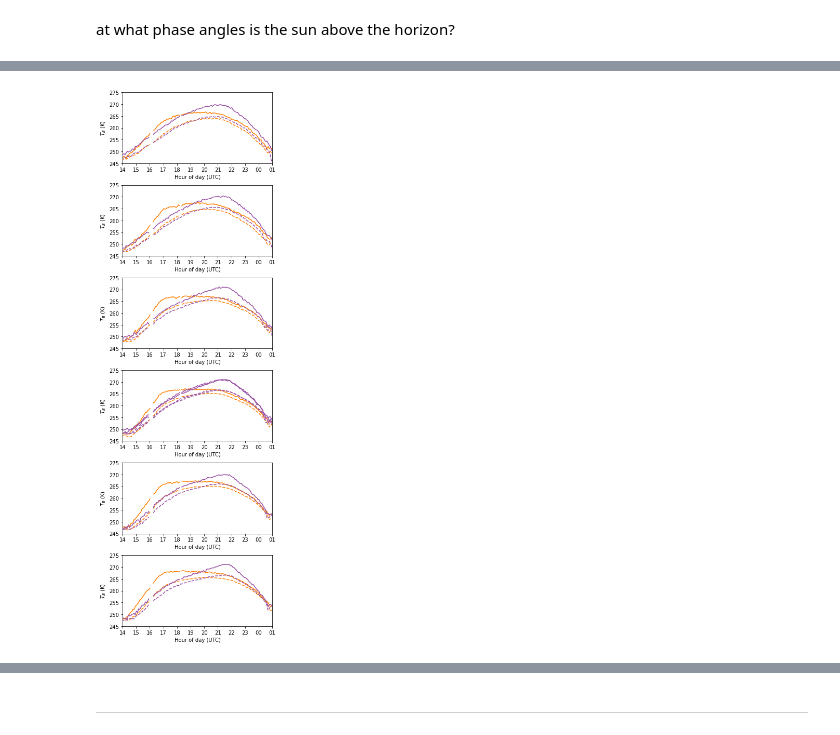
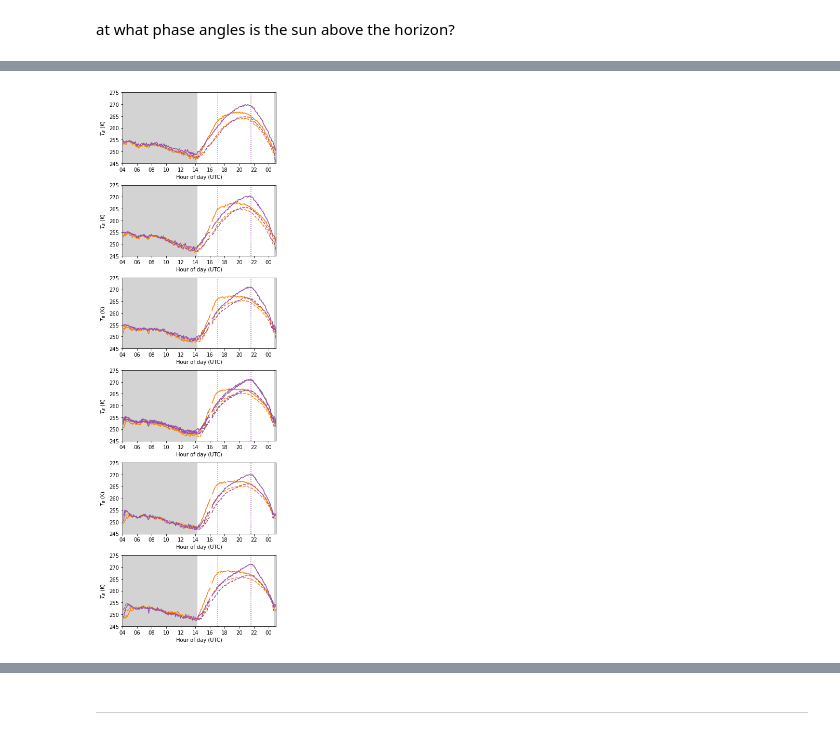
Before and after one commit to spestana/snowex2020, a Jupyter notebook: mwir.ipynb, the cells around one changed output, grey strips where cells are left out. Drawn from its saved outputs; the diff is of its cells as text; code cells hidden in the pictures.

Commit message:
Update mwir plots

```diff
--- a/mwir.ipynb
+++ b/mwir.ipynb
@@ -141,7 +146,17 @@ for df in df_list:
 # %% [markdown]
 at what phase angles is the sun above the horizon?
 # %%
-startdate, enddate = '2020-02-11 14', '2020-02-12 01'
+startdate = '2020-02-11 04'
+
+
+sunset1 = '2020-02-11 00:46:00'
+sunrise1 = '2020-02-11 14:10:00'
+
+sunset2 = '2020-02-12 00:46:00'
+sunrise2 = '2020-02-12 14:10:00'
+
+
+enddate =  '2020-02-12 01'
 # %%
 fig, [ax, axA] = plt.subplots(nrows=2, ncols=1, figsize=(10,10))
 df17.signed_phase_angle.plot(ax=ax)
@@ -166,3 +181,10 @@ ax.axhline(-50, c='k')
+# %%
+pixelNW_g17_rad = pixelNW_g17_rad.dropna()
+pixelNW_g16_rad = pixelNW_g16_rad.dropna()
+
+
+df17 = df17.reindex(pixelNW_g17_rad.index, axis=0)
+df16 = df16.reindex(pixelNW_g16_rad.index, axis=0)
 # %%
 # plot timeseries for one pixel
 fig, axs = plt.subplots(nrows=6, ncols= 1, figsize=(5,15), tight_layout=True)
@@ -218,31 +240,37 @@ pixelC2_g17_rad.b7_tb_2km.plot(ax=axC, color='#984ea3', linestyle='-')
 pixelD_g16_rad.b13_tb_2km.plot(ax=axD, color='#ff7f00', linestyle='--')
 pixelD_g16_rad.b7_tb_2km.plot(ax=axD, color='#ff7f00', linestyle='-')
 
 # GOES-17
 pixelD_g17_rad.b13_tb_2km.plot(ax=axD, color='#984ea3', linestyle='--')
 pixelD_g17_rad.b7_tb_2km.plot(ax=axD, color='#984ea3', linestyle='-')
 
 ### Pixel E
 
 # GOES-16
 pixelE_g16_rad.b13_tb_2km.plot(ax=axE, color='#ff7f00', linestyle='--')
 pixelE_g16_rad.b7_tb_2km.plot(ax=axE, color='#ff7f00', linestyle='-')
 
 # GOES-17
 pixelE_g17_rad.b13_tb_2km.plot(ax=axE, color='#984ea3', linestyle='--')
 pixelE_g17_rad.b7_tb_2km.plot(ax=axE, color='#984ea3', linestyle='-')
 
 # formatting
 for this_ax in axs.ravel():
+    # draw lines for times of minimum phase angles
+    this_ax.axvline(pd.Timestamp('2020-02-11 17:01:00'), c='#ff7f00', linestyle=':') # time of GOES-East minimum phase angle (~8 deg)
+    this_ax.axvline(pd.Timestamp('2020-02-11 21:37:00'), c='#984ea3', linestyle=':') # time of GOES-West minimum phase angle (~8 deg)
+    # draw bands for nighttime (sunrise, sunset at 7:10 5:46 local time)
+    this_ax.fill_between([sunset1, sunrise1], 0, 1000, color='lightgray', zorder=-999)
+    this_ax.fill_between([sunset2, sunrise2], 0, 1000, color='lightgray', zorder=-999)
     this_ax.set_xlim(pd.Timestamp(startdate), pd.Timestamp(enddate))
     this_ax.set_ylim(245,275)
     this_ax.set_ylabel('$T_B$ (K)')
     this_ax.set_xlabel('Hour of day (UTC)')
     # Text in the x-axis will be displayed in 'YYYY-mm' format.
     this_ax.xaxis.set_major_formatter(mdates.DateFormatter('%H'))
     # Rotates and right-aligns the x labels so they don't crowd each other.
     for label in this_ax.get_xticklabels(which='major'):
         label.set(rotation=0, horizontalalignment='center')
     #this_ax.legend(loc='lower right')
 # %% [output]
-[figure, old version]
+[figure, new version]
```
Also changed, not shown: parts of 28 cells of this notebook, 1 other file.
